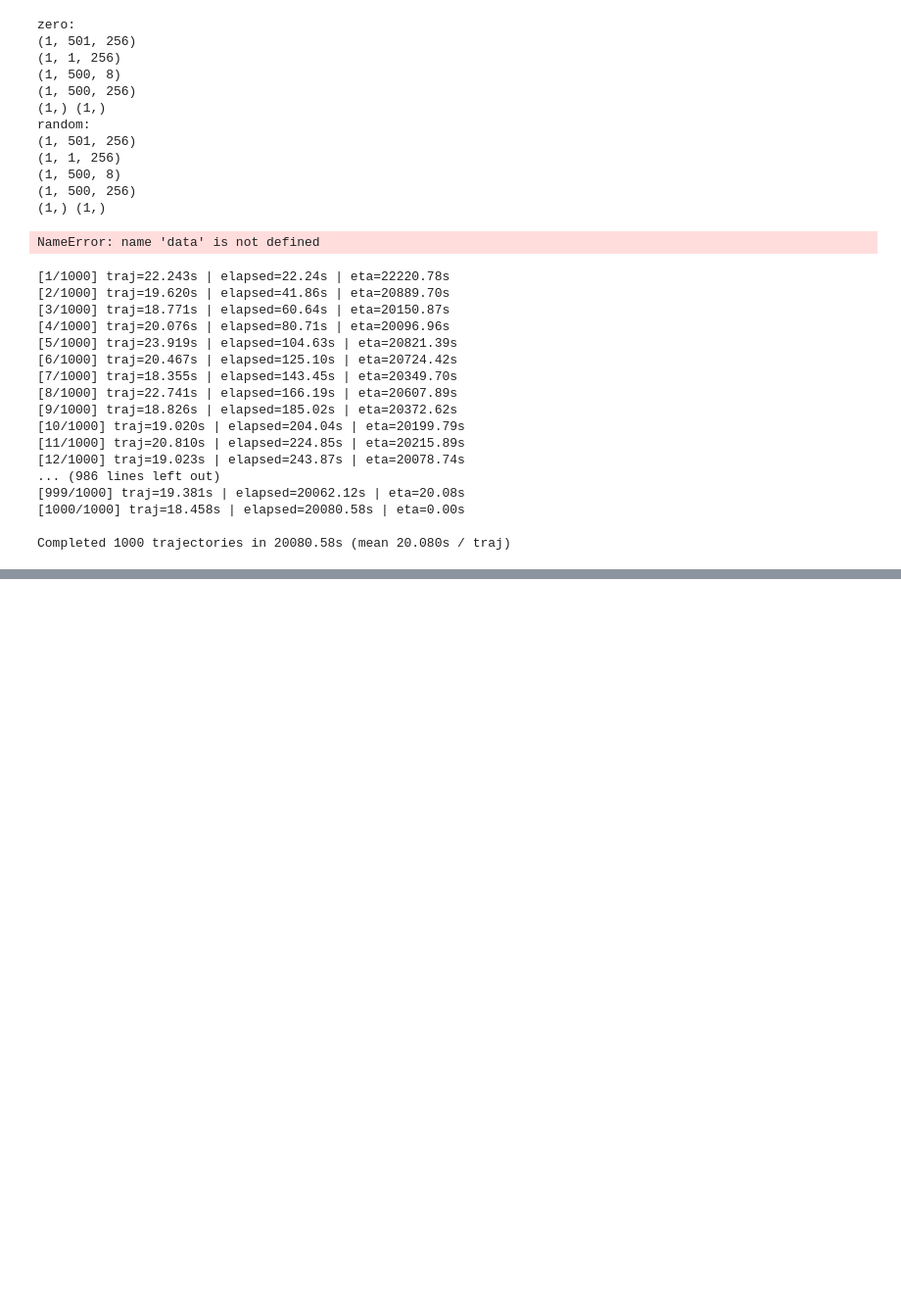
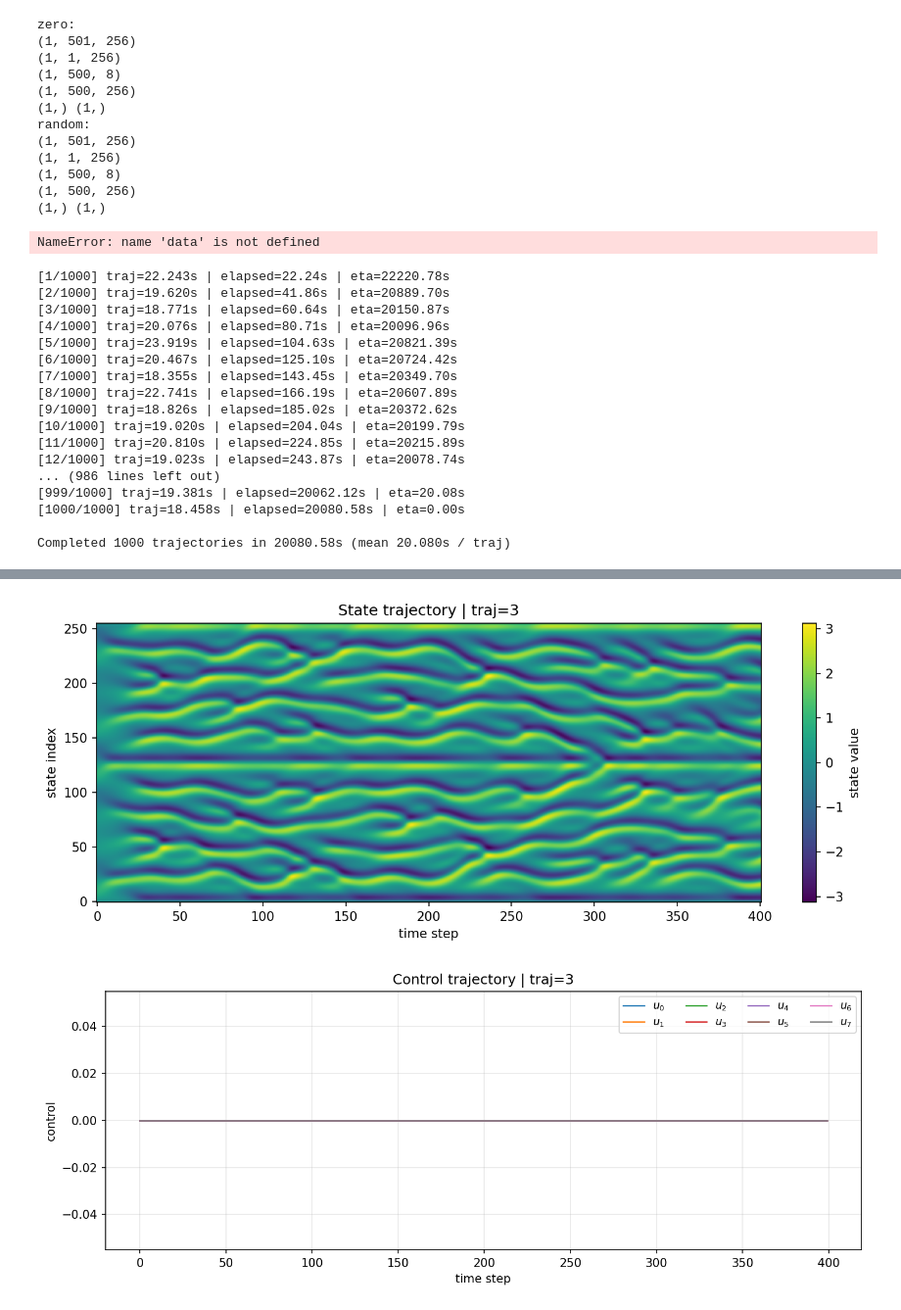
Before and after one commit to SOLARIS-JHU/controlgym, a Jupyter notebook: nonlinearPDE_data_gen.ipynb, the cells around one changed output, grey strips where cells are left out. Shown at 98% size. Drawn from its saved outputs; the diff is of its cells as text; code cells hidden in the pictures; blank space fills up the shorter version.

```diff
--- a/nonlinearPDE_data_gen.ipynb
+++ b/nonlinearPDE_data_gen.ipynb
@@ -841,0 +928,25 @@ else:
+# %%
+# State heatmap: time x state-index
+plt.figure(figsize=(10, 4), dpi=150)
+plt.imshow(X.T, aspect="auto", origin="lower")
+plt.colorbar(label="state value")
+plt.xlabel("time step")
+plt.ylabel("state index")
+plt.title(f"State trajectory | traj={traj_idx}")
+plt.tight_layout()
+plt.show()
+
+# Control trajectories
+plt.figure(figsize=(10, 4), dpi=150)
+for a in range(U.shape[1]):
+    plt.plot(U[:, a], label=fr"$u_{a}$", linewidth=1.2)
+plt.xlabel("time step")
+plt.ylabel("control")
+plt.title(f"Control trajectory | traj={traj_idx}")
+plt.grid(True, alpha=0.3)
+plt.legend(ncol=min(4, U.shape[1]), fontsize=9)
+plt.tight_layout()
+plt.show()
+# %% [output]
+[figure, added]
+[figure, added]
```
Also changed, not shown: parts of 17 cells of this notebook, 2 other files.
